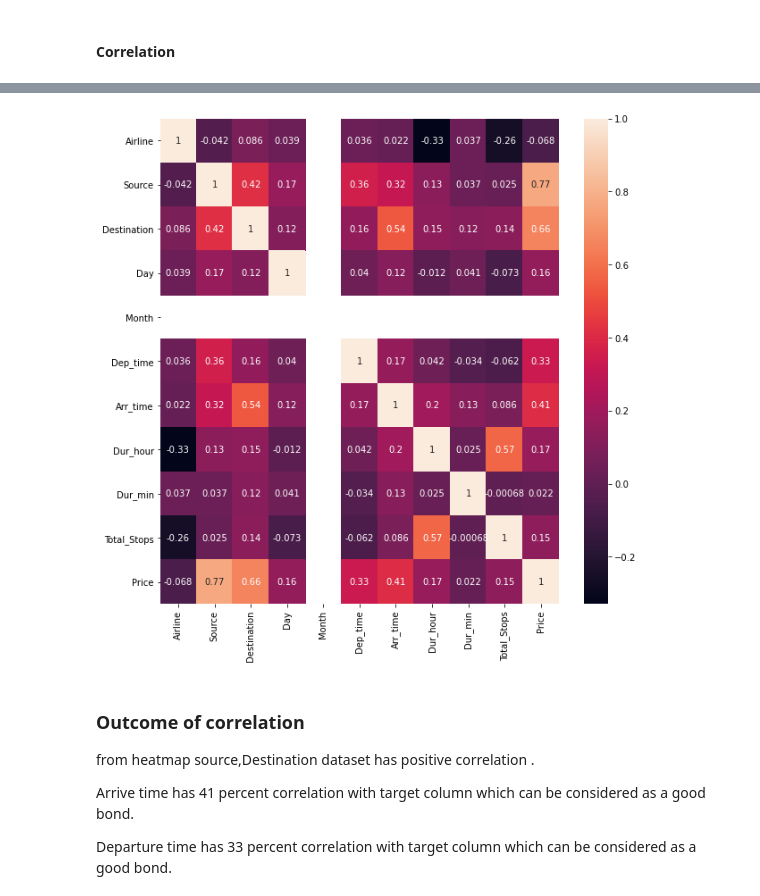
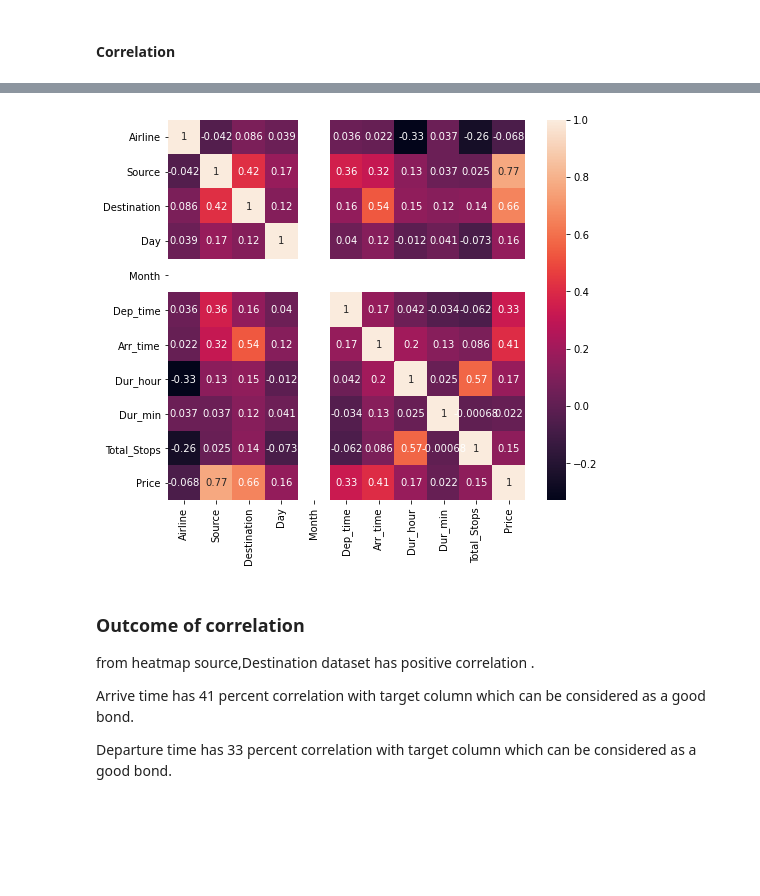
Before and after one commit to vanisree98/Internship, a Jupyter notebook: FLIGHT PRICE PREDICTION/Flight Price Prediction python.ipynb, the cells around one changed output, grey strips where cells are left out. Cells and saved outputs as stored; diff of their text form; code cells hidden in the pictures; blank space fills up the shorter version.

```diff
--- a/FLIGHT PRICE PREDICTION/Flight Price Prediction python.ipynb
+++ b/FLIGHT PRICE PREDICTION/Flight Price Prediction python.ipynb
@@ -279,11 +300,11 @@ df.apply(lambda x : pd.factorize(x)[0]).corr(method='pearson', min_periods=1)
 | Price | -0.068352 | 0.768768 | 0.657347 | 0.163213 | NaN | 0.334821 | 0.411935 | 0.172574 | 0.021673 | 0.145051 | ... |
 # %%
 df_corr=df.apply(lambda x : pd.factorize(x)[0]).corr(method='pearson', min_periods=1)
-plt.figure(figsize=(10,10))
+plt.figure(figsize=(8,7))
 sns.heatmap(df_corr,annot=True)
 plt.show()
 # %% [output]
-[figure, old version]
+[figure, new version]
 # %% [markdown]
 ### Outcome of correlation
 from heatmap source,Destination dataset has positive correlation .
```
Also changed, not shown: parts of 20 cells of this notebook.
